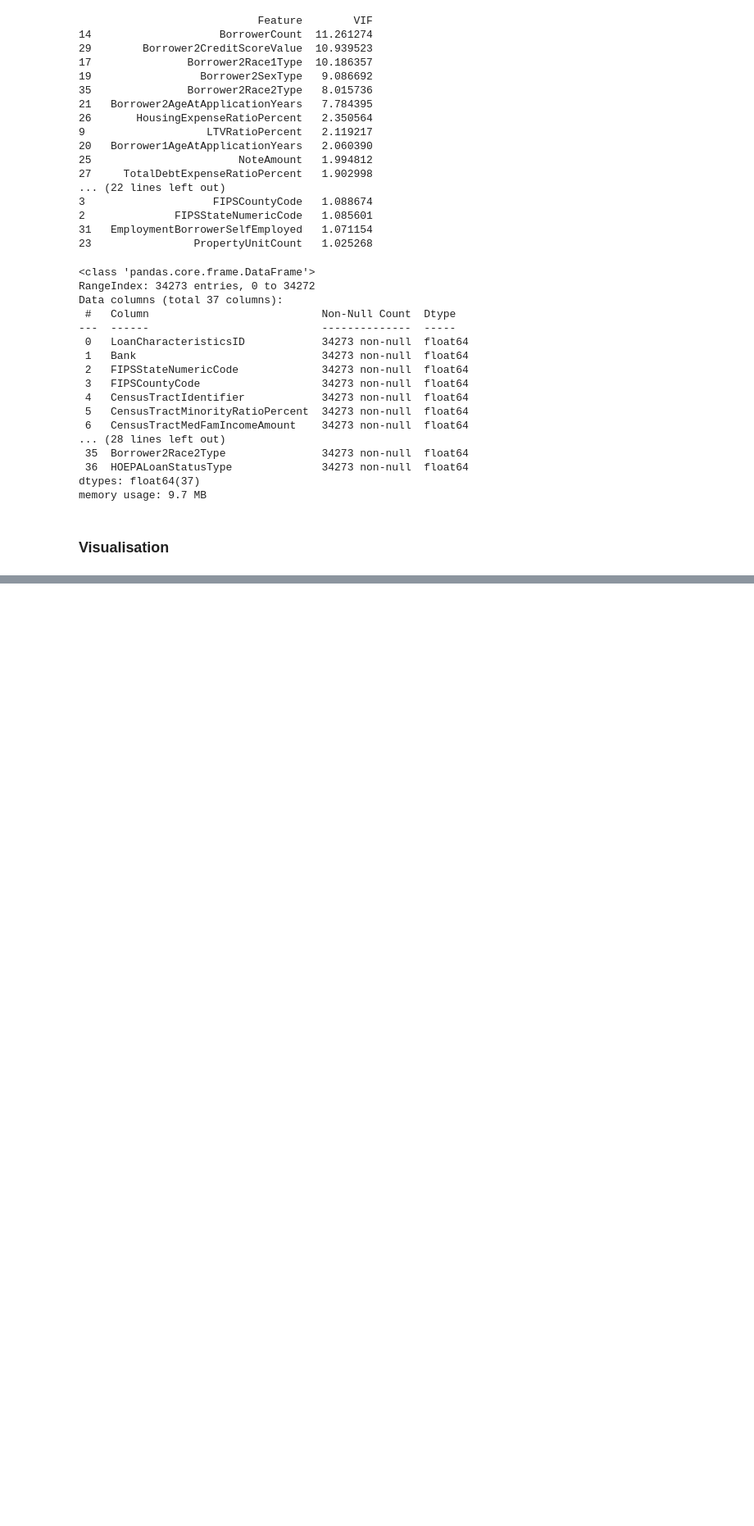
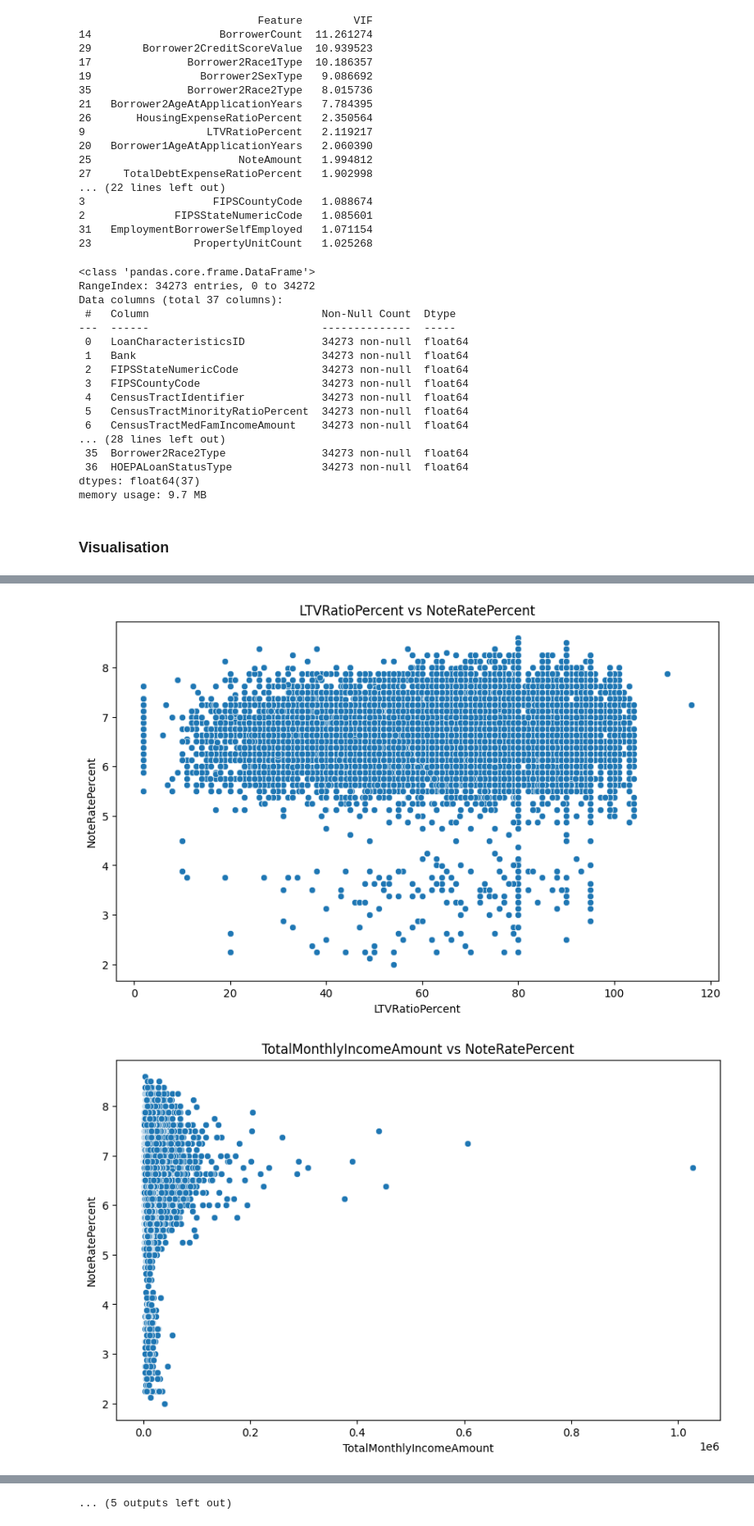
Before and after one commit to Prajwalv28/Capstone, a Jupyter notebook: Trial_git.ipynb, the cells around one changed output, grey strips where cells are left out. Shown at 82% size. Saved outputs shown, nothing was run; the diff lists cells and outputs as text; code cells hidden in the pictures; blank space fills up the shorter version.

```diff
--- a/Trial_git.ipynb
+++ b/Trial_git.ipynb
@@ -818,0 +861,41 @@ memory usage: 9.7 MB
+# %%
+# Columns you want to plot against NoteRatePercent
+continuous_cols = [
+    'LTVRatioPercent',
+    'TotalMonthlyIncomeAmount', 'Borrower1AgeAtApplicationYears',
+    'HousingExpenseRatioPercent',
+    'TotalDebtExpenseRatioPercent',
+    'LocalAreaMedianIncomeAmount',
+    'CensusTractMinorityRatioPercent',
+    'NoteAmount'
+]
+
+categorical_cols = [
+    'PropertyType', 'Borrower1EthnicityType',
+    'PropertyUnitCount',
+    'Bank', 'MortgageType', 'Borrower1CreditScoreValue',
+    'LoanPurposeType', 'Borrower1SexType',
+    'BorrowerCount'
+]
+
+# Loop through continuous columns and plot scatter plots
+for col in continuous_cols:
+    plt.figure(figsize=(10, 6))
+    sns.scatterplot(x=col, y='NoteRatePercent', data=df)
+    plt.title(f'{col} vs NoteRatePercent')
+    plt.xlabel(col)
+    plt.ylabel('NoteRatePercent')
+    plt.show()
+
+# Loop through categorical columns and plot boxplots
+for col in categorical_cols:
+    plt.figure(figsize=(10, 6))
+    sns.boxplot(x=col, y='NoteRatePercent', data=df)
+    plt.title(f'{col} vs NoteRatePercent')
+    plt.xlabel(col)
+    plt.ylabel('NoteRatePercent')
+    plt.xticks(rotation=45)  # Rotate for better readability if needed
+    plt.show()
+# %% [output]
+[figure, added]
+[figure, added]
@@ -818,0 +912 @@ memory usage: 9.7 MB
+... (5 outputs left out)
```
Also changed, not shown: parts of 6 cells of this notebook.
